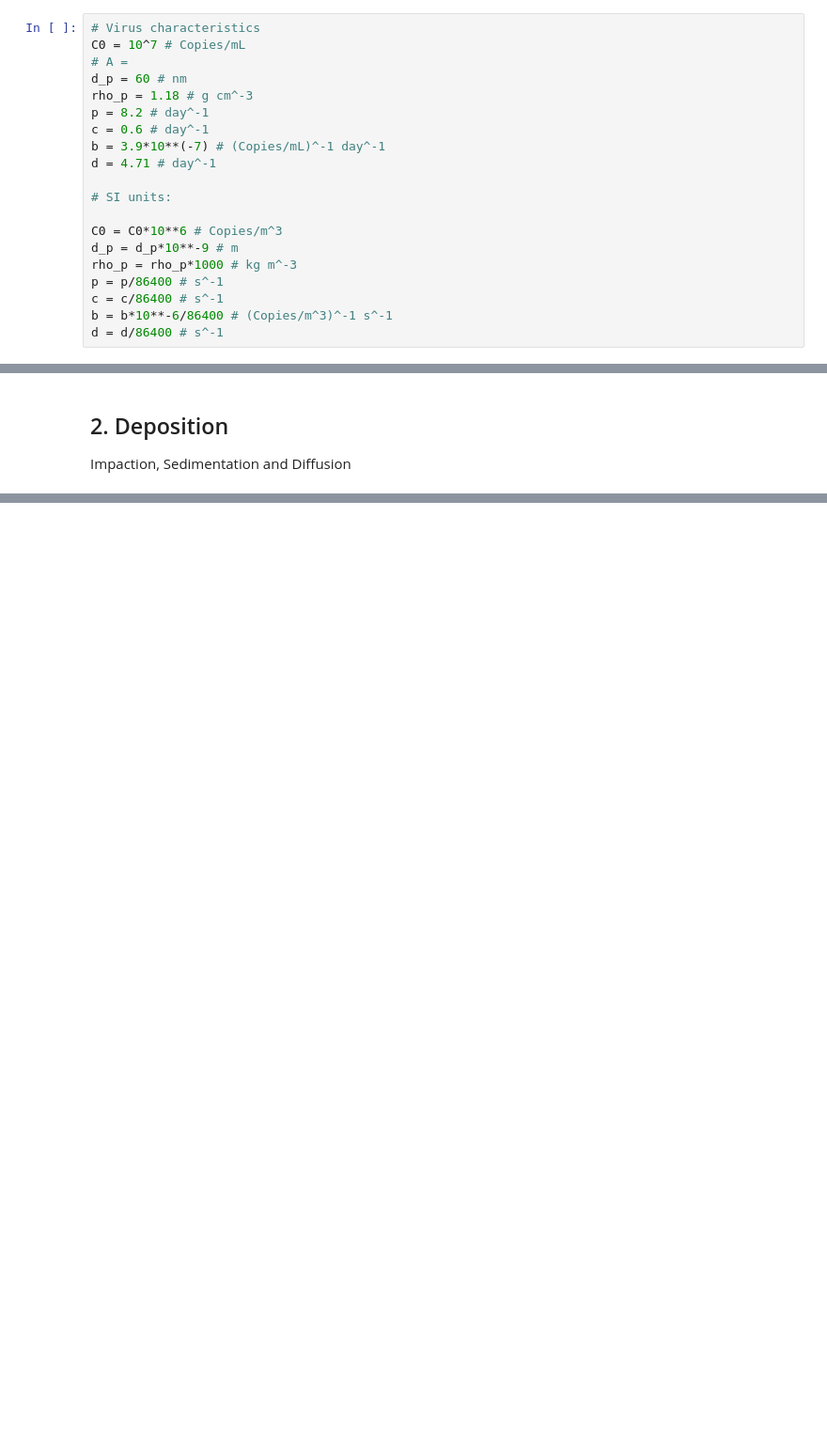
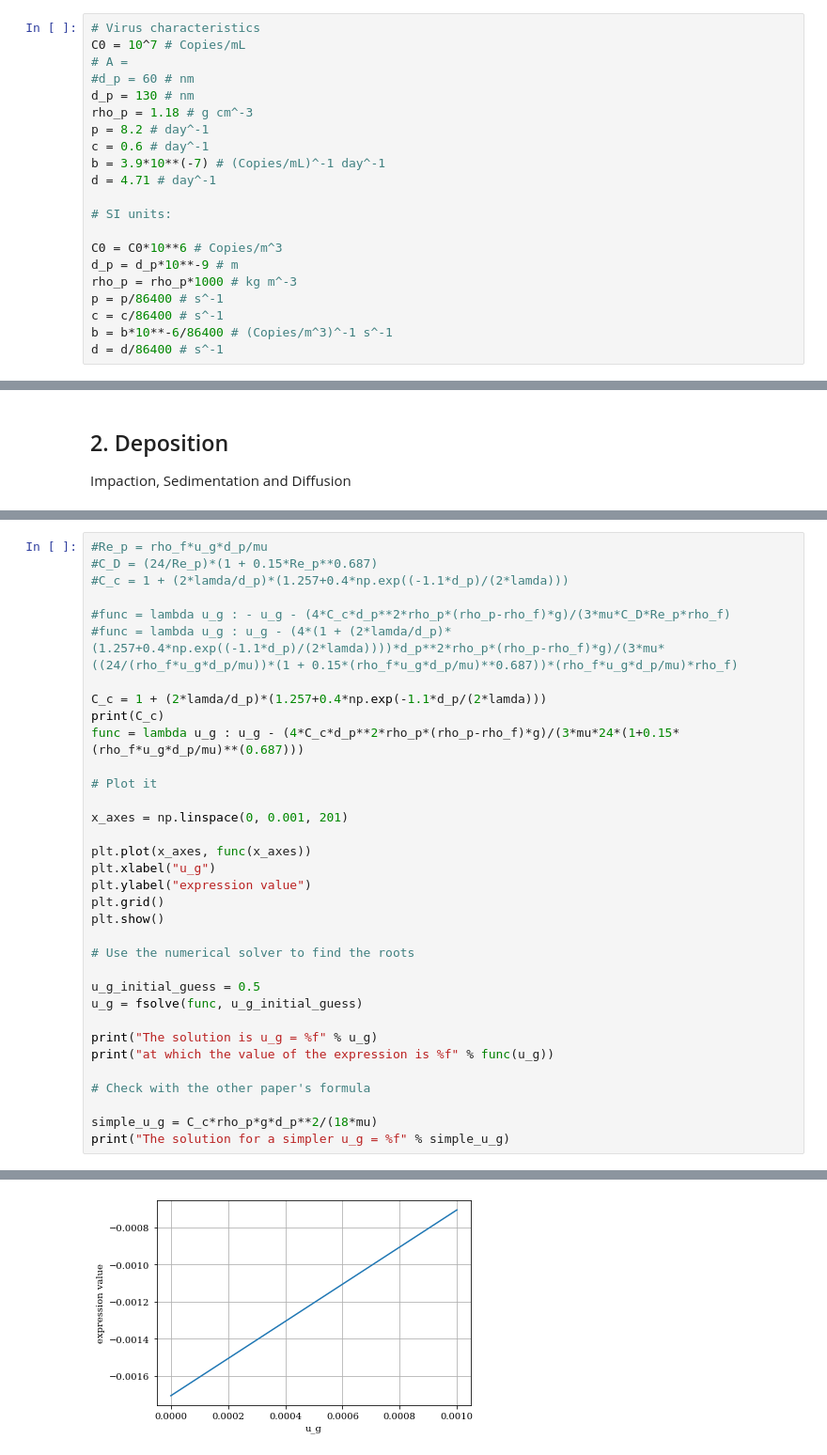
Before and after one commit to ManuelCarrascoY/MEC-BIO586, a Jupyter notebook: COVID Respiratory Modeling/COVID Modeling_Manuel.ipynb, the cells around one changed output, grey strips where cells are left out. Shown: that part at 94% size. Drawn from its saved outputs; the diff is of its cells as text; blank space fills up the shorter version.

```diff
--- a/COVID Respiratory Modeling/COVID Modeling_Manuel.ipynb
+++ b/COVID Respiratory Modeling/COVID Modeling_Manuel.ipynb
@@ -32,7 +32,8 @@ T = T # K
 # Virus characteristics
 C0 = 10^7 # Copies/mL
 # A =
-d_p = 60 # nm
+#d_p = 60 # nm
+d_p = 130 # nm
 rho_p = 1.18 # g cm^-3
 p = 8.2 # day^-1
 c = 0.6 # day^-1
@@ -177 +180,36 @@ def diffusion(L,Q):
     return k_d
+# %%
+#Re_p = rho_f*u_g*d_p/mu
+#C_D = (24/Re_p)*(1 + 0.15*Re_p**0.687)
+#C_c = 1 + (2*lamda/d_p)*(1.257+0.4*np.exp((-1.1*d_p)/(2*lamda)))
+
+#func = lambda u_g : - u_g - (4*C_c*d_p**2*rho_p*(rho_p-rho_f)*g)/(3*mu*C_D*Re_p*rho_f)
+#func = lambda u_g : u_g - (4*(1 + (2*lamda/d_p)*(1.257+0.4*np.exp((-1.1*d_p)/(2*lamda))))*d_p**2*rho_p*(rho_p-rho_f)*g)/(3*mu*((24/(rho_f*u_g*d_p/mu))*(1 + 0.15*(rho_f*u_g*d_p/mu)**0.687))*(rho_f*u_g*d_p/mu)*rho_f)
+
+C_c = 1 + (2*lamda/d_p)*(1.257+0.4*np.exp(-1.1*d_p/(2*lamda)))
+print(C_c)
+func = lambda u_g : u_g - (4*C_c*d_p**2*rho_p*(rho_p-rho_f)*g)/(3*mu*24*(1+0.15*(rho_f*u_g*d_p/mu)**(0.687)))
+
+# Plot it
+
+x_axes = np.linspace(0, 0.001, 201)
+
+plt.plot(x_axes, func(x_axes))
+plt.xlabel("u_g")
+plt.ylabel("expression value")
+plt.grid()
+plt.show()
+
+# Use the numerical solver to find the roots
+
+u_g_initial_guess = 0.5
+u_g = fsolve(func, u_g_initial_guess)
+
+print("The solution is u_g = %f" % u_g)
+print("at which the value of the expression is %f" % func(u_g))
+
+# Check with the other paper's formula
+
+simple_u_g = C_c*rho_p*g*d_p**2/(18*mu)
+print("The solution for a simpler u_g = %f" % simple_u_g)
+# %% [output]
@@ -177,0 +217 @@ def diffusion(L,Q):
+[figure, added]
```
Also changed, not shown: parts of 13 cells of this notebook, 1 other file.
